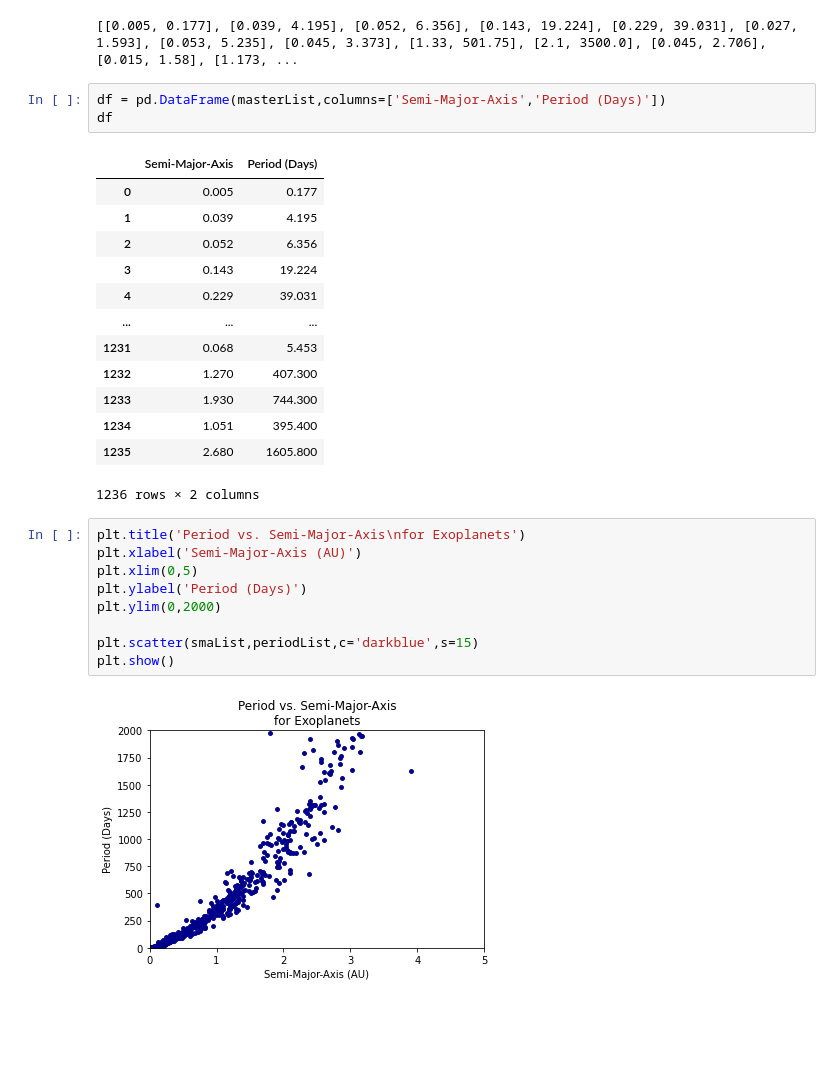
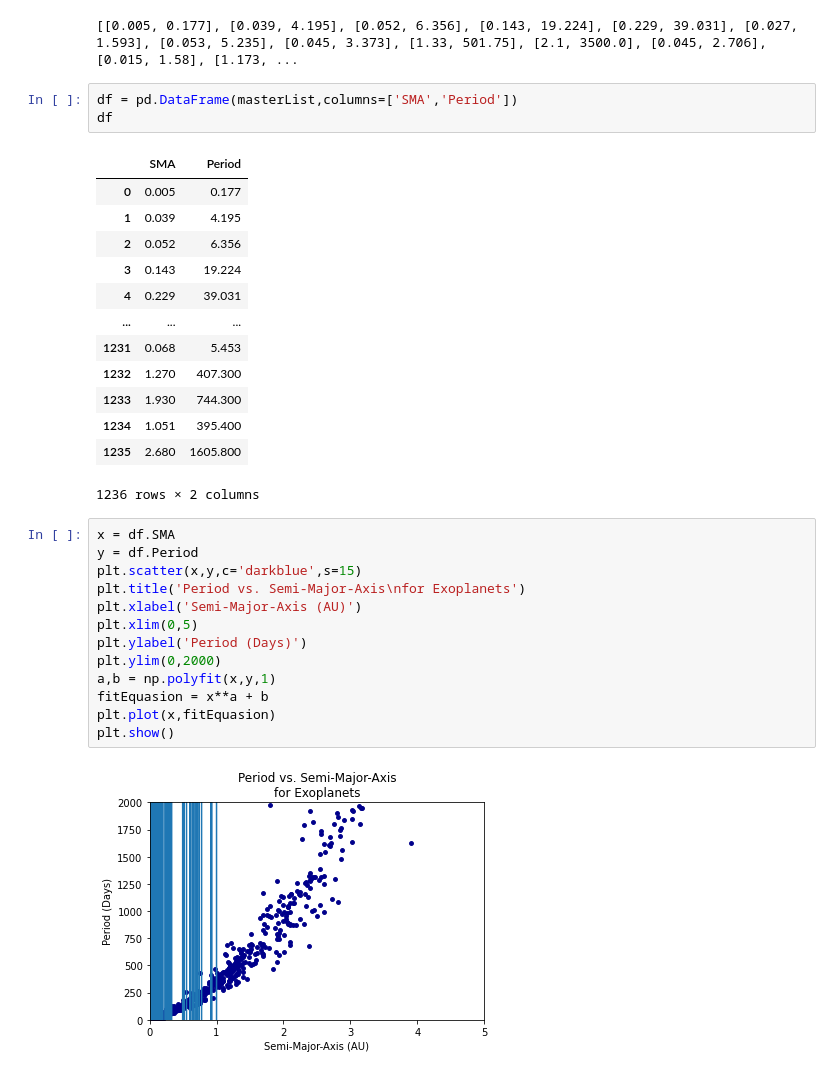
Before and after one commit to Botond-Horvath/Y10python, a Jupyter notebook: Data_Programs/Project/Period_SMA.ipynb, the cells around one changed output. Drawn from its saved outputs; the diff is of its cells as text; blank space fills up the shorter version.

```diff
--- a/Data_Programs/Project/Period_SMA.ipynb
+++ b/Data_Programs/Project/Period_SMA.ipynb
@@ -23,10 +25,10 @@ print(masterList)
 # %% [output]
 [[0.005, 0.177], [0.039, 4.195], [0.052, 6.356], [0.143, 19.224], [0.229, 39.031], [0.027, 1.593], [0.053, 5.235], [0.045, 3.373], [1.33, 501.75], [2.1, 3500.0], [0.045, 2.706], [0.015, 1.58], [1.173, ...
 # %%
-df = pd.DataFrame(masterList,columns=['Semi-Major-Axis','Period (Days)'])
+df = pd.DataFrame(masterList,columns=['SMA','Period'])
 df
 # %% [output]
-|  | Semi-Major-Axis | Period (Days) |
+|  | SMA | Period |
 | 0 | 0.005 | 0.177 |
 | 1 | 0.039 | 4.195 |
 | 2 | 0.052 | 6.356 |
@@ -40,13 +42,17 @@ df
 | 1235 | 2.680 | 1605.800 |
 1236 rows × 2 columns
 # %%
+x = df.SMA
+y = df.Period
+plt.scatter(x,y,c='darkblue',s=15)
 plt.title('Period vs. Semi-Major-Axis\nfor Exoplanets')
 plt.xlabel('Semi-Major-Axis (AU)')
 plt.xlim(0,5)
 plt.ylabel('Period (Days)')
 plt.ylim(0,2000)
-
-plt.scatter(smaList,periodList,c='darkblue',s=15)
+a,b = np.polyfit(x,y,1)
+fitEquasion = x**a + b
+plt.plot(x,fitEquasion)
 plt.show()
 # %% [output]
-[figure, old version]
+[figure, new version]
```
Also changed, not shown: parts of 1 cell of this notebook, 4 other files.
